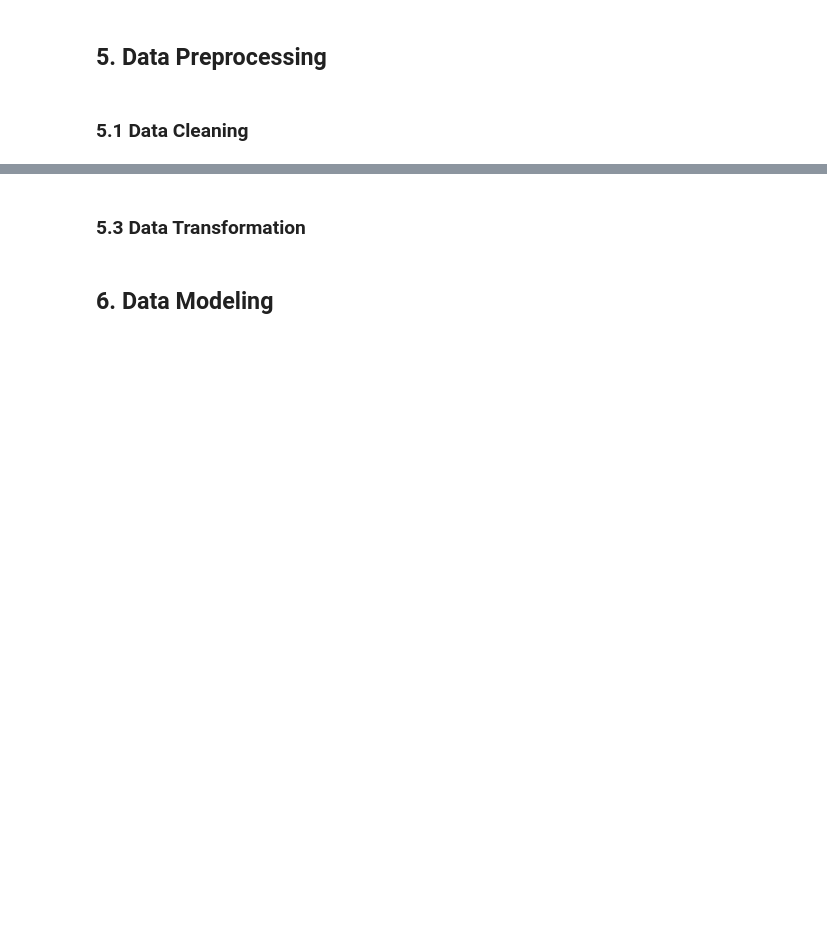
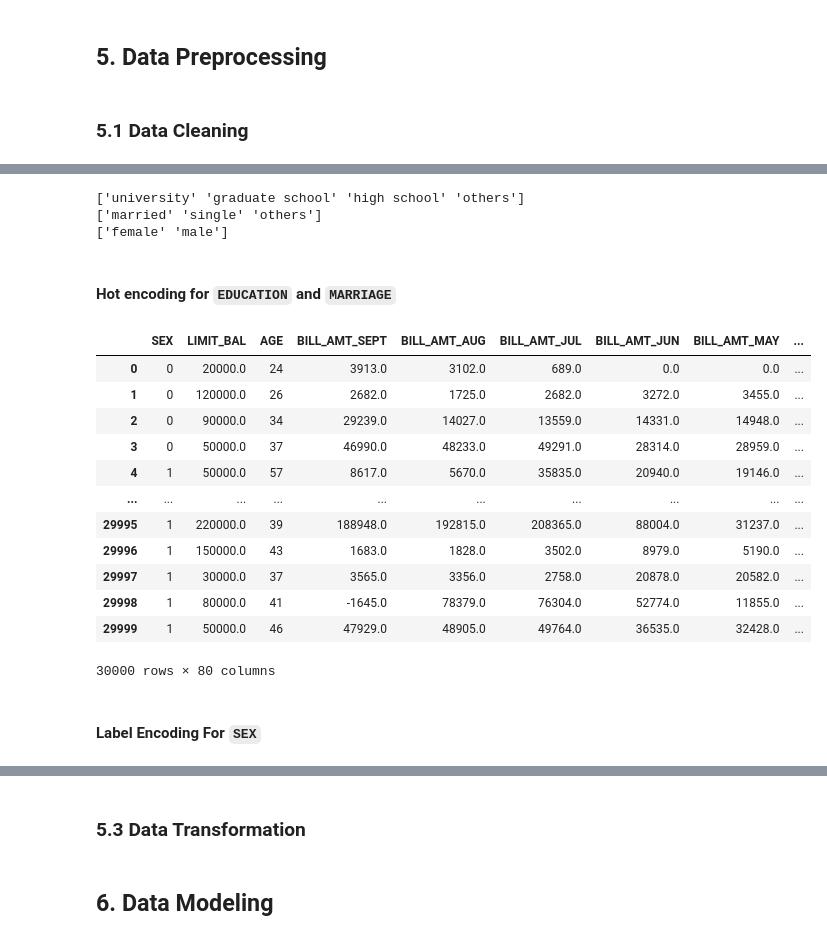
Before and after one commit to Nelkit/36103-AT2-data-analysis-project, a Jupyter notebook: 36103_AT2B_data_analysis_project.ipynb, the cells around one changed output, grey strips where cells are left out. Saved outputs shown, nothing was run; the diff lists cells and outputs as text; code cells hidden in the pictures; blank space fills up the shorter version.

Commit message:
data engineered almost done in the dataset

```diff
--- a/36103_AT2B_data_analysis_project.ipynb
+++ b/36103_AT2B_data_analysis_project.ipynb
@@ -661,0 +758,43 @@ In this case, using Spearman's correlation allows us to understand relationships
+# %%
+replace_map = {
+    'SEX': {1: 'male', 2: 'female'},
+    'EDUCATION': {1: 'graduate school', 2: 'university', 3: 'high school'},
+    'MARRIAGE': {1: 'married', 2: 'single'}
+}
+
+for col in replace_map:
+    df_engineered[col] = df_engineered[col].map(replace_map[col]).fillna('others')
+# %%
+print(df_engineered['EDUCATION'].unique())
+print(df_engineered['MARRIAGE'].unique())
+print(df_engineered['SEX'].unique())
+# %% [output]
+['university' 'graduate school' 'high school' 'others']
+['married' 'single' 'others']
+['female' 'male']
+# %% [markdown]
+#### Hot encoding for `EDUCATION` and `MARRIAGE`
+# %%
+df_engineered = pd.get_dummies(df_engineered,columns=['EDUCATION','MARRIAGE'])
+# %%
+df_engineered.drop(['EDUCATION_others','MARRIAGE_others'],axis = 1, inplace = True)
+# %%
+df_engineered = pd.get_dummies(df_engineered, columns = ['PAY_SEPT',	'PAY_AUG',	'PAY_JUL',	'PAY_JUN',	'PAY_MAY',	'PAY_APR'], drop_first = True )
+# %%
+df_engineered
+# %% [output]
+|  | SEX | LIMIT_BAL | AGE | BILL_AMT_SEPT | BILL_AMT_AUG | BILL_AMT_JUL | BILL_AMT_JUN | BILL_AMT_MAY | ... |
+| 0 | 0 | 20000.0 | 24 | 3913.0 | 3102.0 | 689.0 | 0.0 | 0.0 | ... |
+| 1 | 0 | 120000.0 | 26 | 2682.0 | 1725.0 | 2682.0 | 3272.0 | 3455.0 | ... |
+| 2 | 0 | 90000.0 | 34 | 29239.0 | 14027.0 | 13559.0 | 14331.0 | 14948.0 | ... |
+| 3 | 0 | 50000.0 | 37 | 46990.0 | 48233.0 | 49291.0 | 28314.0 | 28959.0 | ... |
+| 4 | 1 | 50000.0 | 57 | 8617.0 | 5670.0 | 35835.0 | 20940.0 | 19146.0 | ... |
+| ... | ... | ... | ... | ... | ... | ... | ... | ... | ... |
+| 29995 | 1 | 220000.0 | 39 | 188948.0 | 192815.0 | 208365.0 | 88004.0 | 31237.0 | ... |
+| 29996 | 1 | 150000.0 | 43 | 1683.0 | 1828.0 | 3502.0 | 8979.0 | 5190.0 | ... |
+| 29997 | 1 | 30000.0 | 37 | 3565.0 | 3356.0 | 2758.0 | 20878.0 | 20582.0 | ... |
+| 29998 | 1 | 80000.0 | 41 | -1645.0 | 78379.0 | 76304.0 | 52774.0 | 11855.0 | ... |
+| 29999 | 1 | 50000.0 | 46 | 47929.0 | 48905.0 | 49764.0 | 36535.0 | 32428.0 | ... |
+30000 rows × 80 columns
+# %% [markdown]
+#### Label Encoding For `SEX`
```
Also changed, not shown: parts of 27 cells of this notebook.
